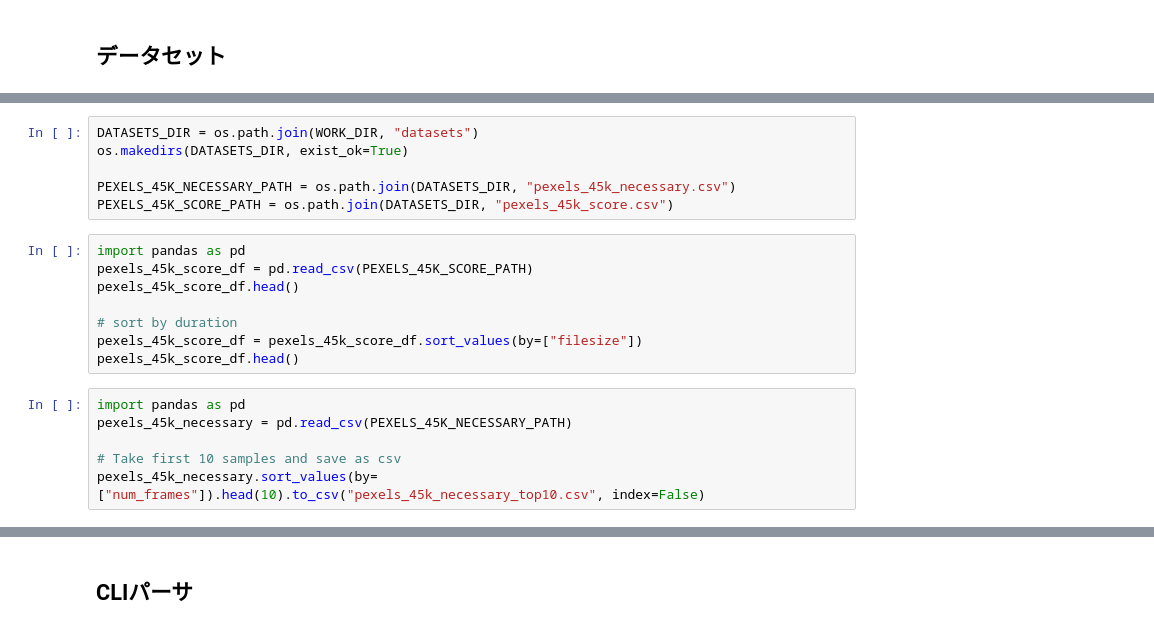
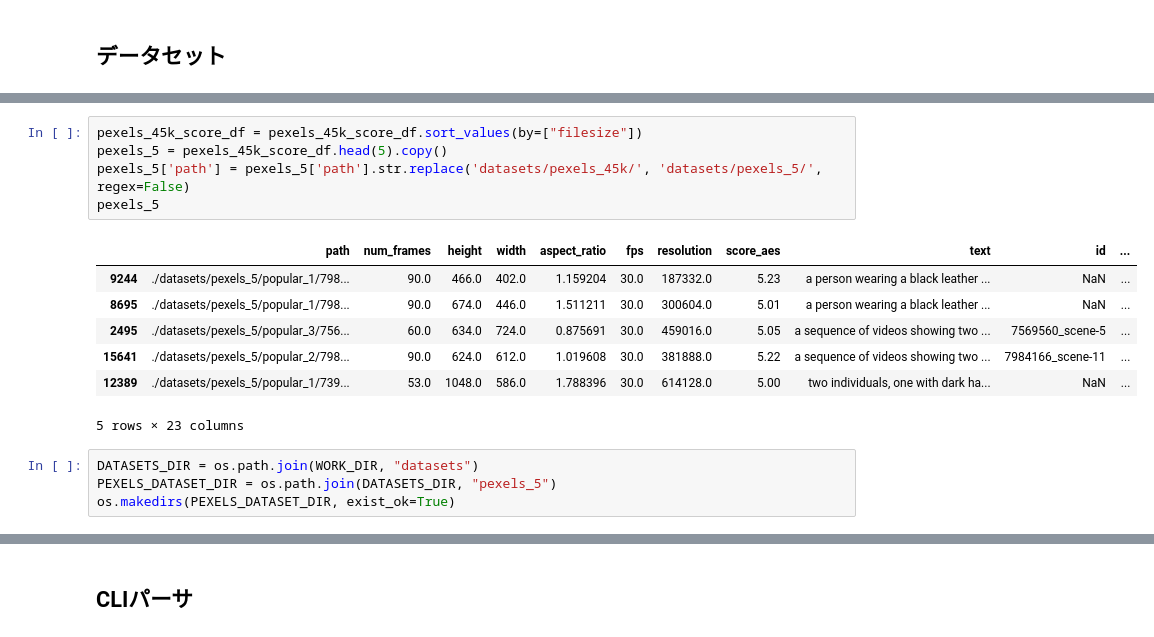
Before and after one commit to hayatoshibahara/open-sora, a Jupyter notebook: training.ipynb, the cells around one changed output, grey strips where cells are left out. Drawn from its saved outputs; the diff is of its cells as text.

```diff
--- a/training.ipynb
+++ b/training.ipynb
@@ -346,20 +404,17 @@ except:
+# %%
+pexels_45k_score_df = pexels_45k_score_df.sort_values(by=["filesize"])
+pexels_5 = pexels_45k_score_df.head(5).copy()
+pexels_5['path'] = pexels_5['path'].str.replace('datasets/pexels_45k/', 'datasets/pexels_5/', regex=False)
+pexels_5
+# %% [output]
+|  | path | num_frames | height | width | aspect_ratio | fps | resolution | score_aes | text | id | ... |
+| 9244 | ./datasets/pexels_5/popular_1/798... | 90.0 | 466.0 | 402.0 | 1.159204 | 30.0 | 187332.0 | 5.23 | a person wearing a black leather ... | NaN | ... |
+| 8695 | ./datasets/pexels_5/popular_1/798... | 90.0 | 674.0 | 446.0 | 1.511211 | 30.0 | 300604.0 | 5.01 | a person wearing a black leather ... | NaN | ... |
+| 2495 | ./datasets/pexels_5/popular_3/756... | 60.0 | 634.0 | 724.0 | 0.875691 | 30.0 | 459016.0 | 5.05 | a sequence of videos showing two ... | 7569560_scene-5 | ... |
+| 15641 | ./datasets/pexels_5/popular_2/798... | 90.0 | 624.0 | 612.0 | 1.019608 | 30.0 | 381888.0 | 5.22 | a sequence of videos showing two ... | 7984166_scene-11 | ... |
+| 12389 | ./datasets/pexels_5/popular_1/739... | 53.0 | 1048.0 | 586.0 | 1.788396 | 30.0 | 614128.0 | 5.00 | two individuals, one with dark ha... | NaN | ... |
+5 rows × 23 columns
 # %%
 DATASETS_DIR = os.path.join(WORK_DIR, "datasets")
-os.makedirs(DATASETS_DIR, exist_ok=True)
-
-PEXELS_45K_NECESSARY_PATH = os.path.join(DATASETS_DIR, "pexels_45k_necessary.csv")
-PEXELS_45K_SCORE_PATH = os.path.join(DATASETS_DIR, "pexels_45k_score.csv")
+PEXELS_DATASET_DIR = os.path.join(DATASETS_DIR, "pexels_5")
+os.makedirs(PEXELS_DATASET_DIR, exist_ok=True)
-# %%
-import pandas as pd
-pexels_45k_score_df = pd.read_csv(PEXELS_45K_SCORE_PATH)
-pexels_45k_score_df.head()
-
-# sort by duration
-pexels_45k_score_df = pexels_45k_score_df.sort_values(by=["filesize"])
-pexels_45k_score_df.head()
-# %%
-import pandas as pd
-pexels_45k_necessary = pd.read_csv(PEXELS_45K_NECESSARY_PATH)
-
-# Take first 10 samples and save as csv
-pexels_45k_necessary.sort_values(by=["num_frames"]).head(10).to_csv("pexels_45k_necessary_top10.csv", index=False)
```
Also changed, not shown: parts of 8 cells of this notebook.
